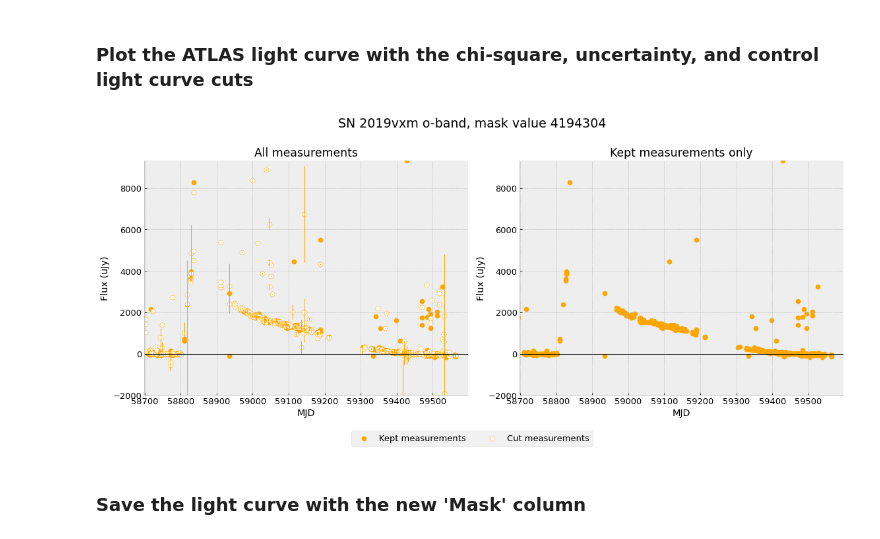
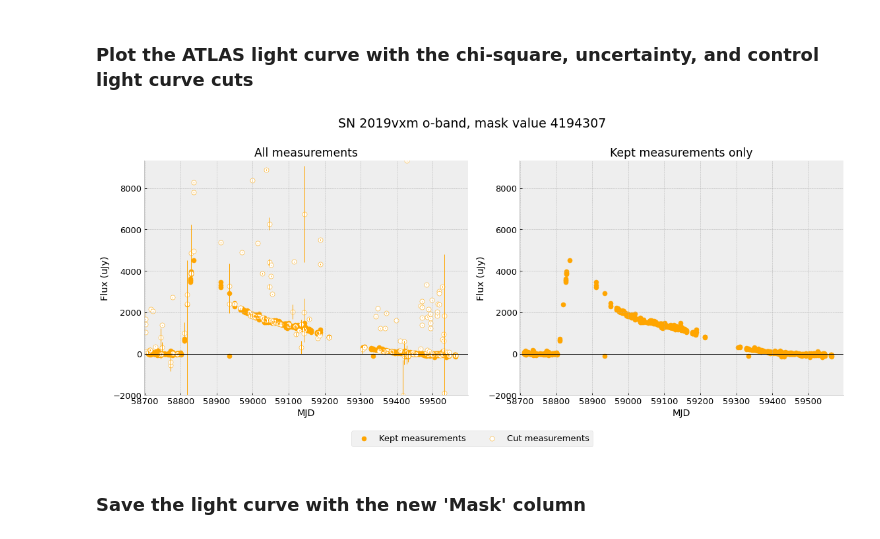
Before and after one commit to srest2021/atclean, a Jupyter notebook: clean_atlas_lc.ipynb, the cells around one changed output. Saved outputs shown, nothing was run; the diff lists cells and outputs as text; code cells hidden in the pictures.

Commit message:
added chi-square cut (not debugged) to cut_lc; created class outline for plot_lc

```diff
--- a/clean_atlas_lc.ipynb
+++ b/clean_atlas_lc.ipynb
@@ -1216,9 +1217,9 @@ ylim_upper = None
 # %%
 # plot the light curve
 
-plot_cut_lc('lc', flag_controls_bad, xlim_lower=xlim_lower, xlim_upper=xlim_upper, ylim_lower=ylim_lower, ylim_upper=ylim_upper)#flag_uncertainty|flag_chisquare|flag_controls_bad, xlim_lower=xlim_lower, xlim_upper=xlim_upper, ylim_lower=ylim_lower, ylim_upper=ylim_upper)
+plot_cut_lc('lc', flag_controls_bad|flag_chisquare|flag_uncertainty, xlim_lower=xlim_lower, xlim_upper=xlim_upper, ylim_lower=ylim_lower, ylim_upper=ylim_upper)#flag_uncertainty|flag_chisquare|flag_controls_bad, xlim_lower=xlim_lower, xlim_upper=xlim_upper, ylim_lower=ylim_lower, ylim_upper=ylim_upper)
 # %% [output]
-[figure, old version]
+[figure, new version]
 # %% [markdown]
 ### Save the light curve with the new 'Mask' column
 # %%
```
Also changed, not shown: parts of 3 cells of this notebook, 4 other files.
